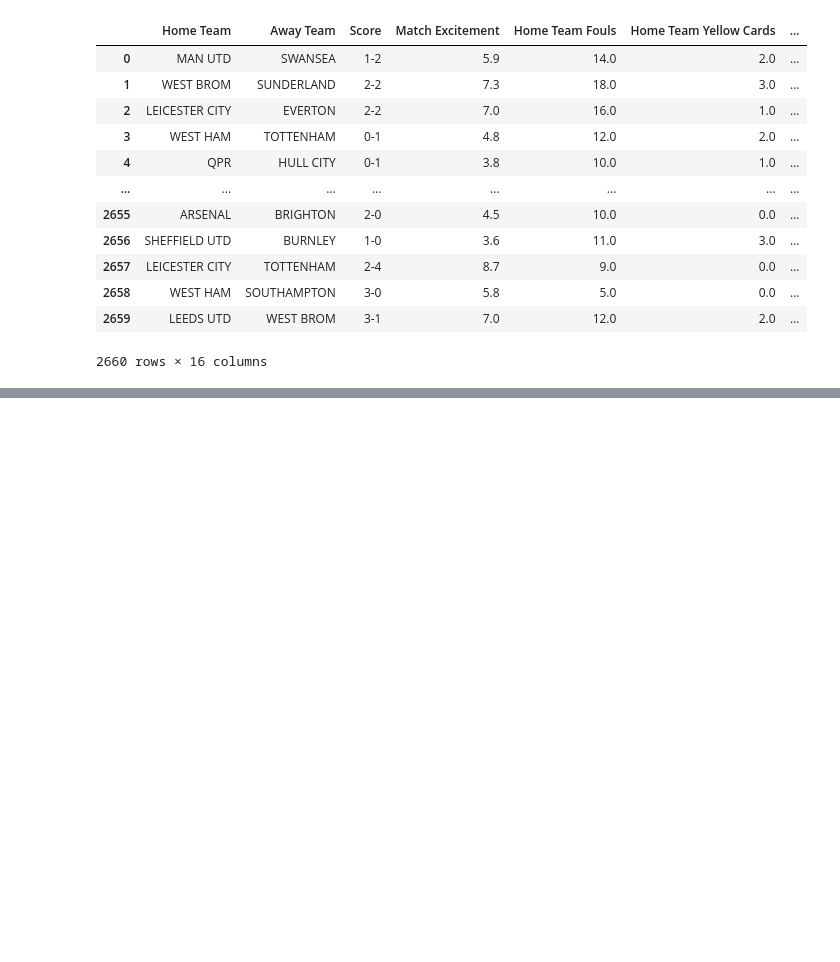
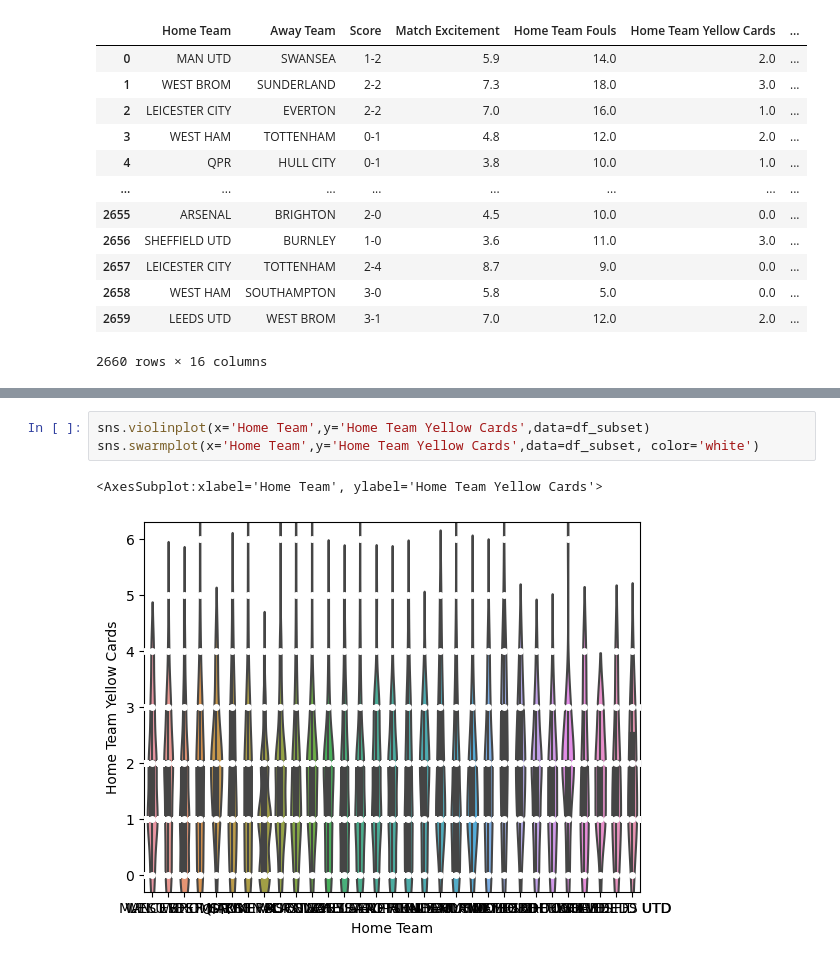
Before and after one commit to ubco-W2022T2-data301/Group14, a Jupyter notebook: analysis/analysis3.ipynb, the cells around one changed output, grey strips where cells are left out. Saved outputs shown, nothing was run; the diff lists cells and outputs as text; blank space fills up the shorter version.

Commit message:
Update Milestone 4, Task 3, Takara
Added a few visualization to further complete my research

```diff
--- a/analysis/analysis3.ipynb
+++ b/analysis/analysis3.ipynb
@@ -206,0 +211,6 @@ df_subset
+# %%
+sns.violinplot(x='Home Team',y='Home Team Yellow Cards',data=df_subset)
+sns.swarmplot(x='Home Team',y='Home Team Yellow Cards',data=df_subset, color='white')
+# %% [output]
+<AxesSubplot:xlabel='Home Team', ylabel='Home Team Yellow Cards'>
+[figure, added]
```
Also changed, not shown: parts of 9 cells of this notebook.
